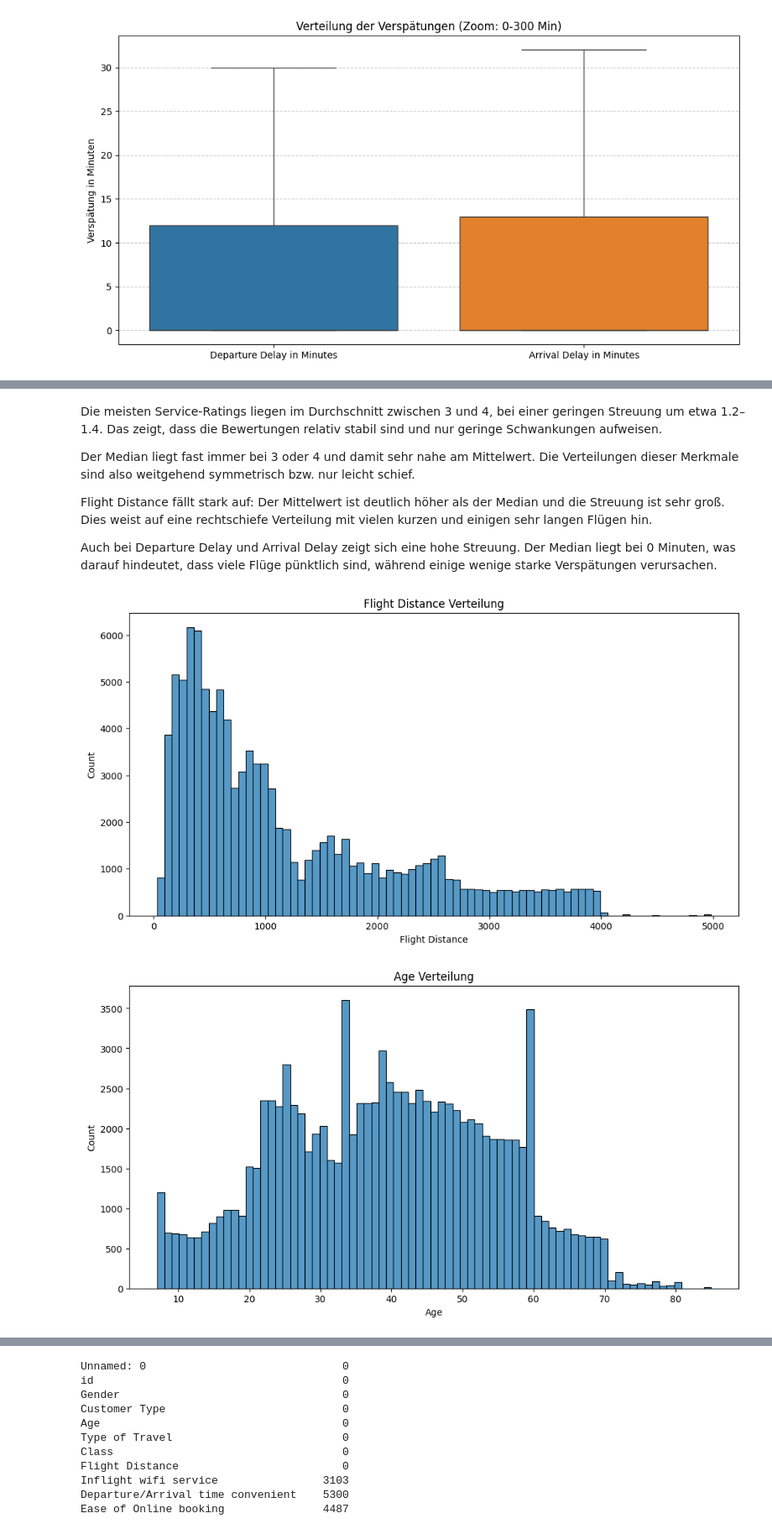
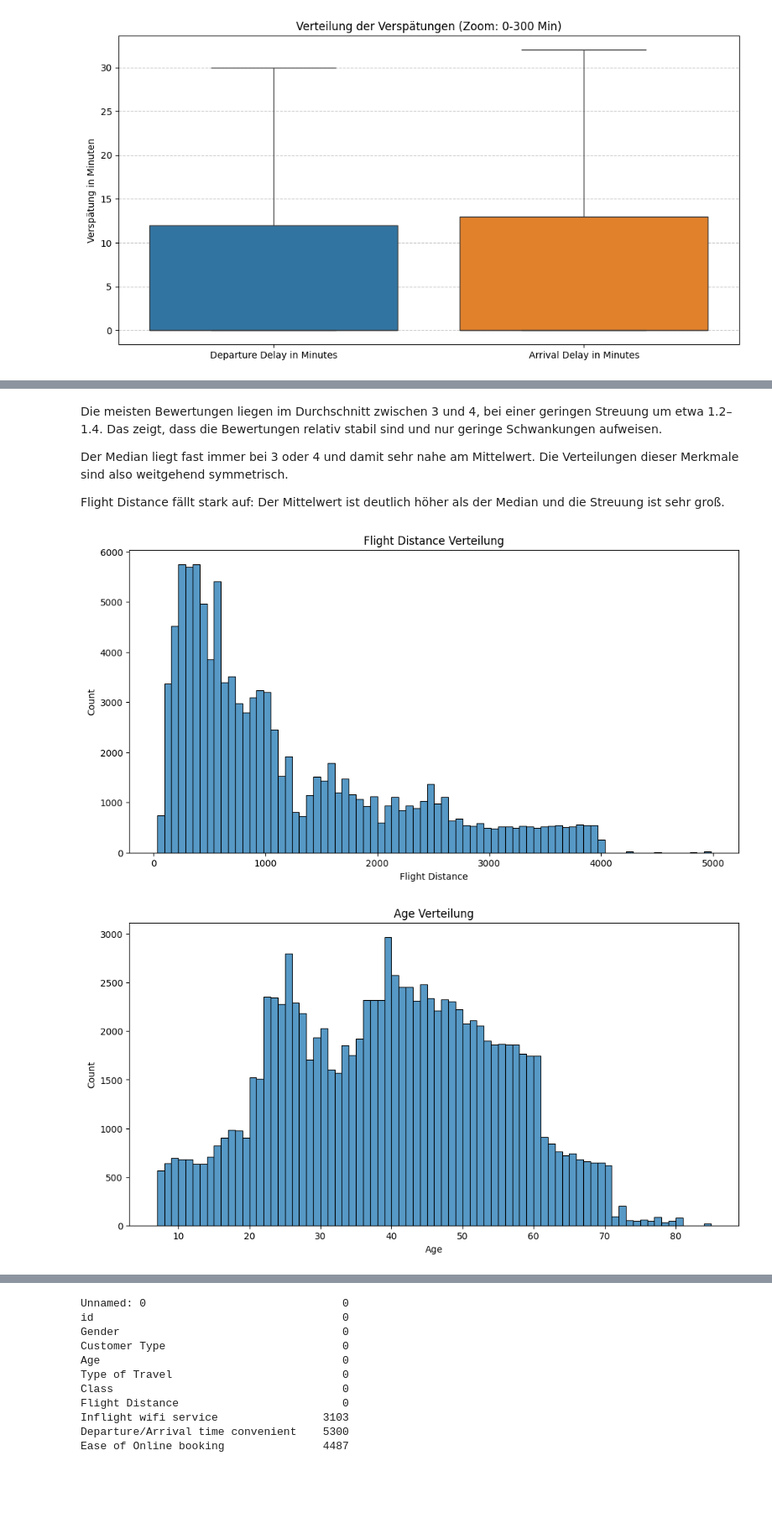
Before and after one commit to Sulphur1407/DSKI-Portfolio-1, a Jupyter notebook: PortfolioFinalVersion.ipynb, the cells around one changed output, grey strips where cells are left out. Shown at 84% size. Cells and saved outputs as stored; diff of their text form; code cells hidden in the pictures; blank space fills up the shorter version.

```diff
--- a/PortfolioFinalVersion.ipynb
+++ b/PortfolioFinalVersion.ipynb
@@ -307,26 +311,22 @@ summary_stats
 | Departure Delay in Minutes | 14.815618 | 0.0 | 38.230901 |
 | Arrival Delay in Minutes | 15.178678 | 0.0 | 38.698682 |
 # %% [markdown]
-Die meisten Service-Ratings liegen im Durchschnitt zwischen 3 und 4, bei einer geringen Streuung um etwa 1.2–1.4.
+Die meisten Bewertungen liegen im Durchschnitt zwischen 3 und 4, bei einer geringen Streuung um etwa 1.2–1.4.
 Das zeigt, dass die Bewertungen relativ stabil sind und nur geringe Schwankungen aufweisen.
 
 Der Median liegt fast immer bei 3 oder 4 und damit sehr nahe am Mittelwert.
-Die Verteilungen dieser Merkmale sind also weitgehend symmetrisch bzw. nur leicht schief.
+Die Verteilungen dieser Merkmale sind also weitgehend symmetrisch.
 
 Flight Distance fällt stark auf: Der Mittelwert ist deutlich höher als der Median und die Streuung ist sehr groß.
-Dies weist auf eine rechtschiefe Verteilung mit vielen kurzen und einigen sehr langen Flügen hin.
-
-Auch bei Departure Delay und Arrival Delay zeigt sich eine hohe Streuung.
-Der Median liegt bei 0 Minuten, was darauf hindeutet, dass viele Flüge pünktlich sind, während einige wenige starke Verspätungen verursachen.
 # %%
 columns = ["Flight Distance","Age"] #Kardinale Variablen
 
-for column in columns: # Schleife über die kardinalen Variablen
+for column in columns:
     plt.figure(figsize=[12,6]) # Erstellen der Figur
-    sns.histplot(df[column], bins = 75) # Erstellen des Histogramms mit 75 Bins = 75 Balken
-    plt.title(f"{column} Verteilung") # Titel des Plots
-    plt.show() # Anzeigen des Plots
+    sns.histplot(df[column], bins = 78) # Erstellen des Histogramms mit 78 Balken
+    plt.title(f"{column} Verteilung")
+    plt.show()
 # %% [output]
-[figure, old version]
+[figure, new version]
-[figure, old version]
+[figure, new version]
 # %% [markdown]
```
Also changed, not shown: parts of 36 cells of this notebook.
